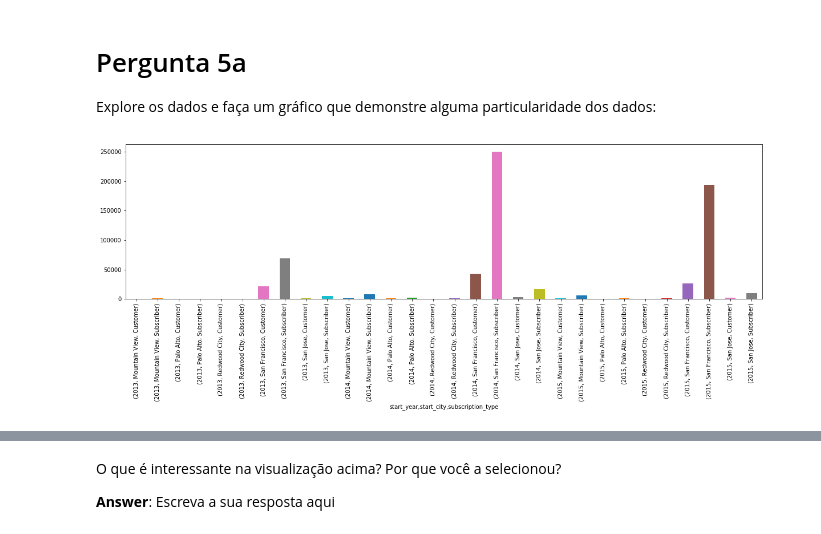
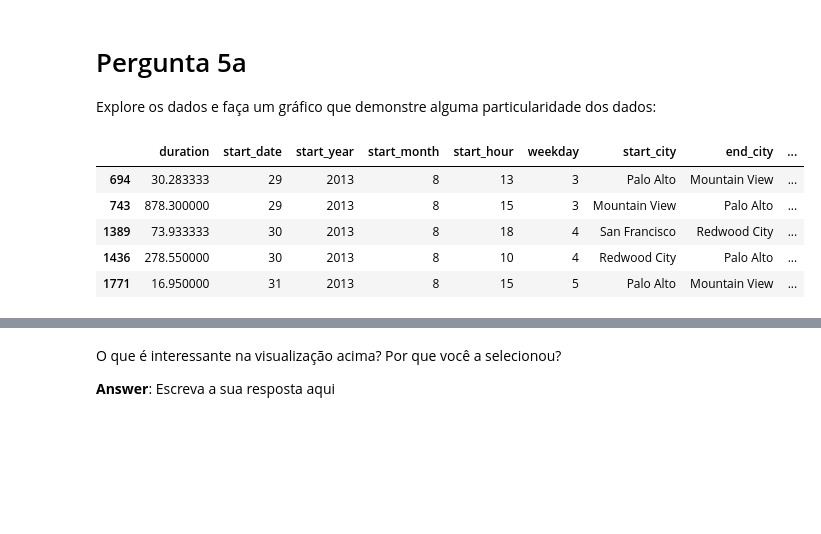
Before and after one commit to samuelralmeida/analyze_bike_share, a Jupyter notebook: Analise_Bay_Area_Bike_Share-NDFDSI.ipynb, the cells around one changed output, grey strips where cells are left out. Saved outputs shown, nothing was run; the diff lists cells and outputs as text; code cells hidden in the pictures; blank space fills up the shorter version.

```diff
--- a/Analise_Bay_Area_Bike_Share-NDFDSI.ipynb
+++ b/Analise_Bay_Area_Bike_Share-NDFDSI.ipynb
@@ -440,8 +442,14 @@ Para entender um pouco mais como e quais gráficos podem ser úteis, leia [este
 # %% [markdown]
 # Pergunta 5a
 Explore os dados e faça um gráfico que demonstre alguma particularidade dos dados:
-# %%
-# Gráfico final 1
-trip_data.groupby(['start_year','start_city','subscription_type'])['duration'].count().plot(kind='bar', figsize=(20,5));
-# %% [output]
-[figure, removed]
+# %%
+# Gráfico final 1
+df = trip_data.query('start_city != end_city' )
+df.head()
+# %% [output]
+|  | duration | start_date | start_year | start_month | start_hour | weekday | start_city | end_city | ... |
+| 694 | 30.283333 | 29 | 2013 | 8 | 13 | 3 | Palo Alto | Mountain View | ... |
+| 743 | 878.300000 | 29 | 2013 | 8 | 15 | 3 | Mountain View | Palo Alto | ... |
+| 1389 | 73.933333 | 30 | 2013 | 8 | 18 | 4 | San Francisco | Redwood City | ... |
+| 1436 | 278.550000 | 30 | 2013 | 8 | 10 | 4 | Redwood City | Palo Alto | ... |
+| 1771 | 16.950000 | 31 | 2013 | 8 | 15 | 5 | Palo Alto | Mountain View | ... |
```
Also changed, not shown: parts of 6 cells of this notebook.
